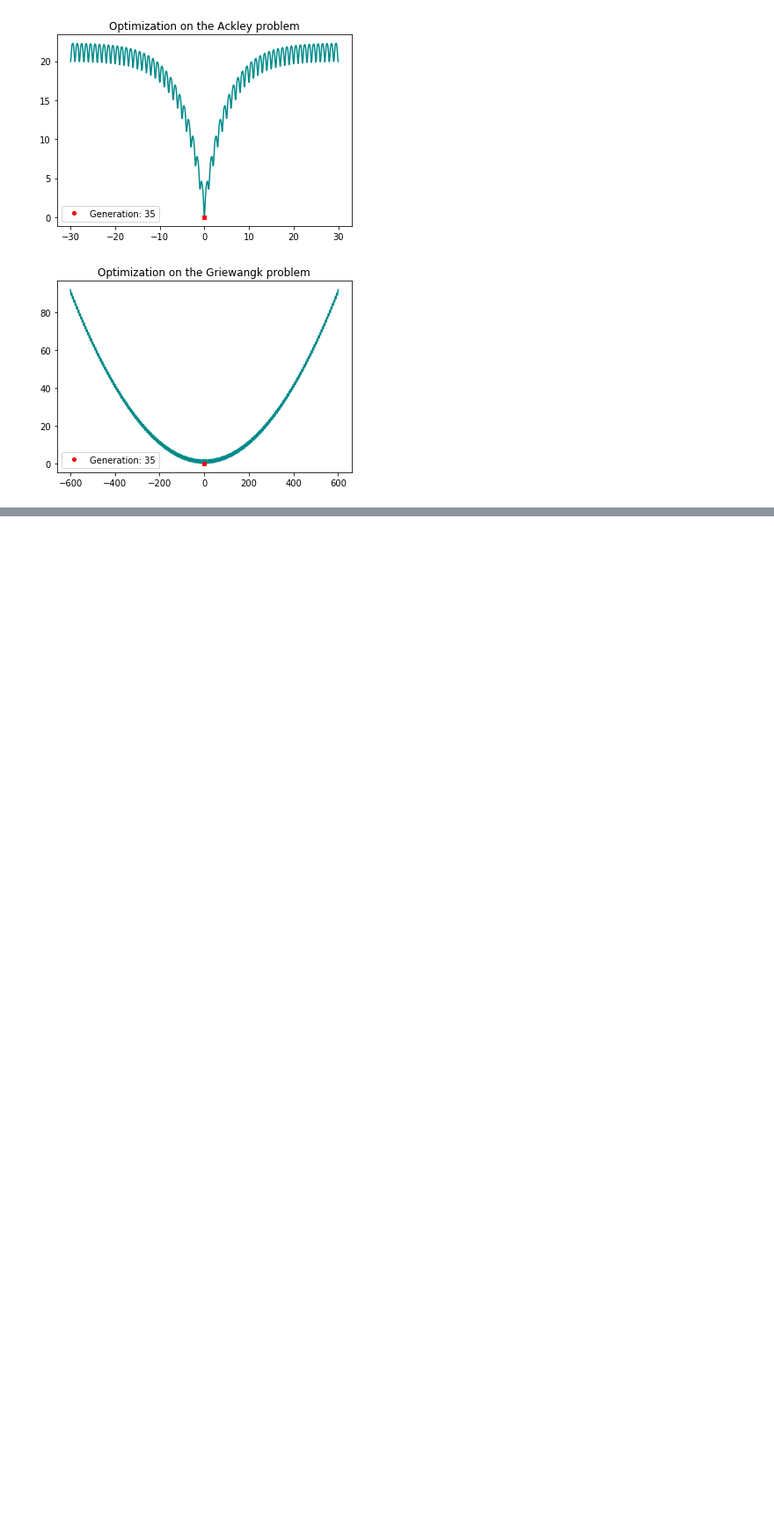
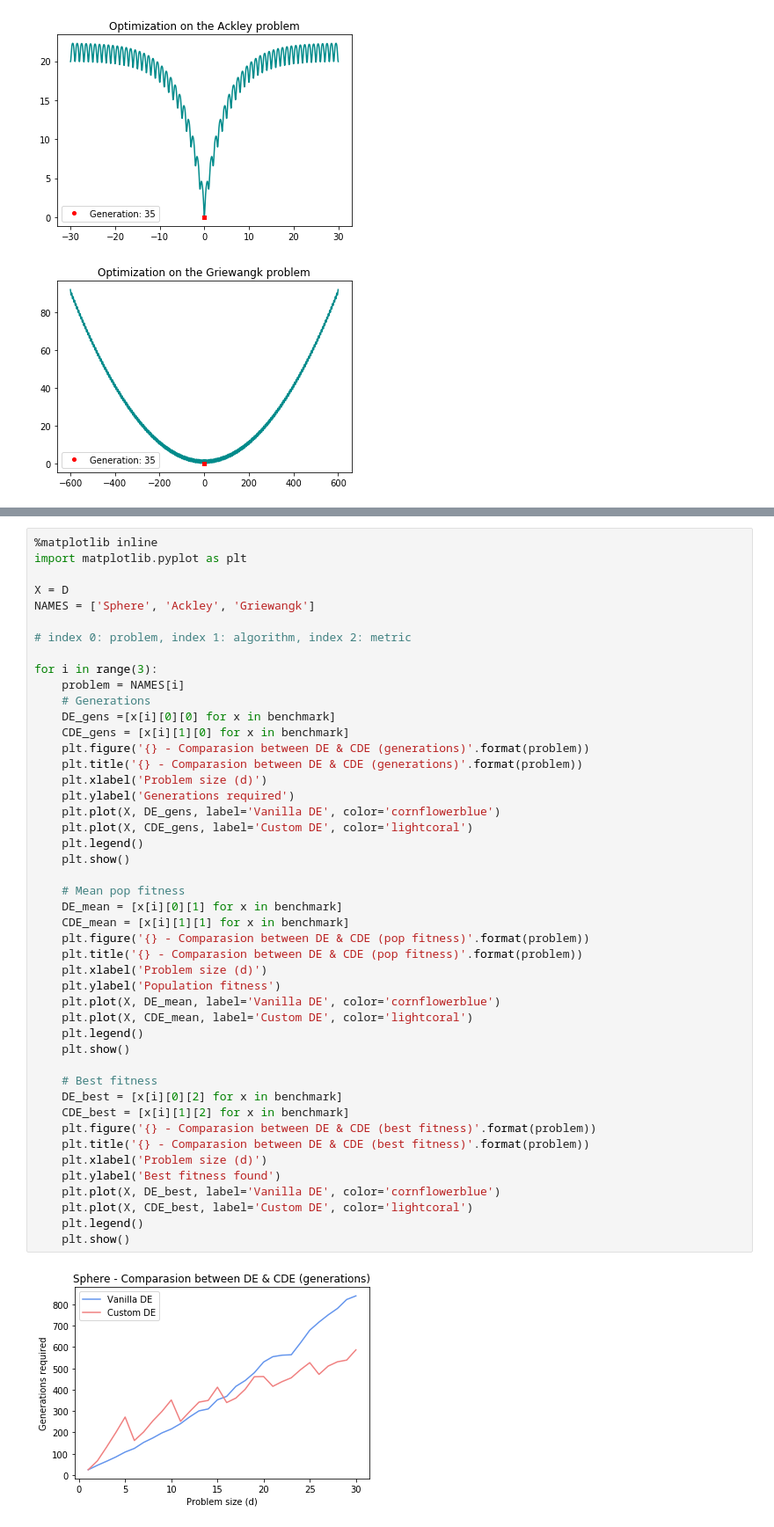
Before and after one commit to ceciliamm/evolutionary-computation, a Jupyter notebook: psets/07/PSet.ipynb, the cells around one changed output, grey strips where cells are left out. Shown at 88% size. Cells and saved outputs as stored; diff of their text form; blank space fills up the shorter version.

```diff
--- a/psets/07/PSet.ipynb
+++ b/psets/07/PSet.ipynb
@@ -151,0 +216,48 @@ Building images for Griewangk...
+# %%
+%matplotlib inline
+import matplotlib.pyplot as plt
+
+X = D
+NAMES = ['Sphere', 'Ackley', 'Griewangk']
+
+# index 0: problem, index 1: algorithm, index 2: metric
+
+for i in range(3):
+    problem = NAMES[i]
+    # Generations
+    DE_gens =[x[i][0][0] for x in benchmark]
+    CDE_gens = [x[i][1][0] for x in benchmark]
+    plt.figure('{} - Comparasion between DE & CDE (generations)'.format(problem))
+    plt.title('{} - Comparasion between DE & CDE (generations)'.format(problem))
+    plt.xlabel('Problem size (d)')
+    plt.ylabel('Generations required')
+    plt.plot(X, DE_gens, label='Vanilla DE', color='cornflowerblue')
+    plt.plot(X, CDE_gens, label='Custom DE', color='lightcoral')
+    plt.legend()
+    plt.show()
+
+    # Mean pop fitness
+    DE_mean = [x[i][0][1] for x in benchmark]
+    CDE_mean = [x[i][1][1] for x in benchmark]
+    plt.figure('{} - Comparasion between DE & CDE (pop fitness)'.format(problem))
+    plt.title('{} - Comparasion between DE & CDE (pop fitness)'.format(problem))
+    plt.xlabel('Problem size (d)')
+    plt.ylabel('Population fitness')
+    plt.plot(X, DE_mean, label='Vanilla DE', color='cornflowerblue')
+    plt.plot(X, CDE_mean, label='Custom DE', color='lightcoral')
+    plt.legend()
+    plt.show()
+
+    # Best fitness
+    DE_best = [x[i][0][2] for x in benchmark]
+    CDE_best = [x[i][1][2] for x in benchmark]
+    plt.figure('{} - Comparasion between DE & CDE (best fitness)'.format(problem))
+    plt.title('{} - Comparasion between DE & CDE (best fitness)'.format(problem))
+    plt.xlabel('Problem size (d)')
+    plt.ylabel('Best fitness found')
+    plt.plot(X, DE_best, label='Vanilla DE', color='cornflowerblue')
+    plt.plot(X, CDE_best, label='Custom DE', color='lightcoral')
+    plt.legend()
+    plt.show()
+# %% [output]
+[figure, added]
```
Also changed, not shown: parts of 8 cells of this notebook, 10 other files.
